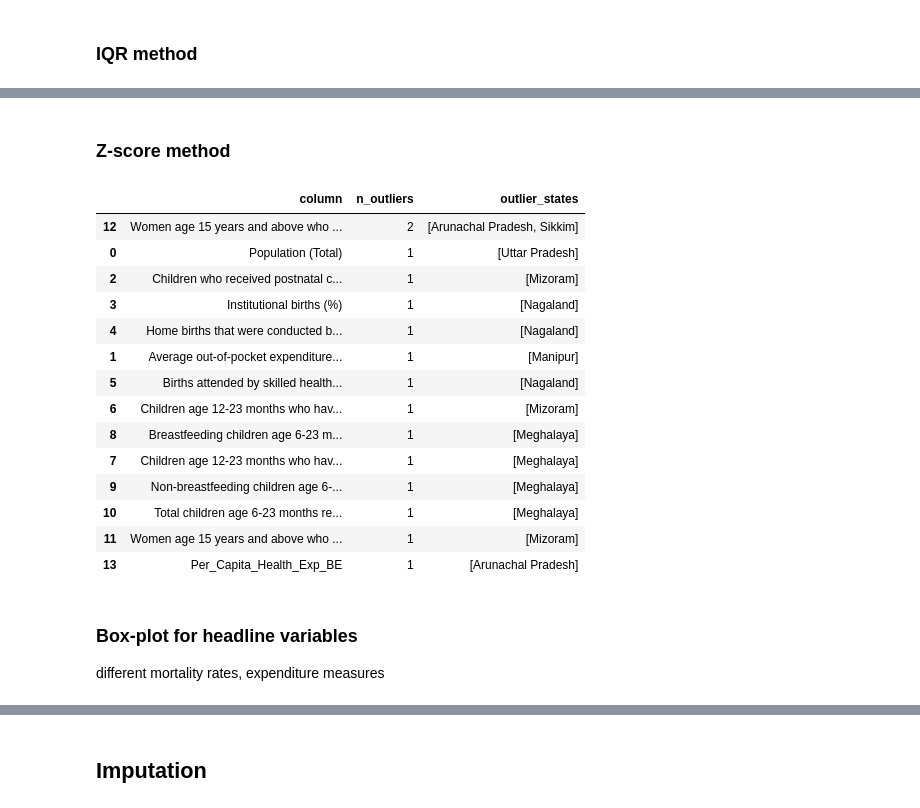
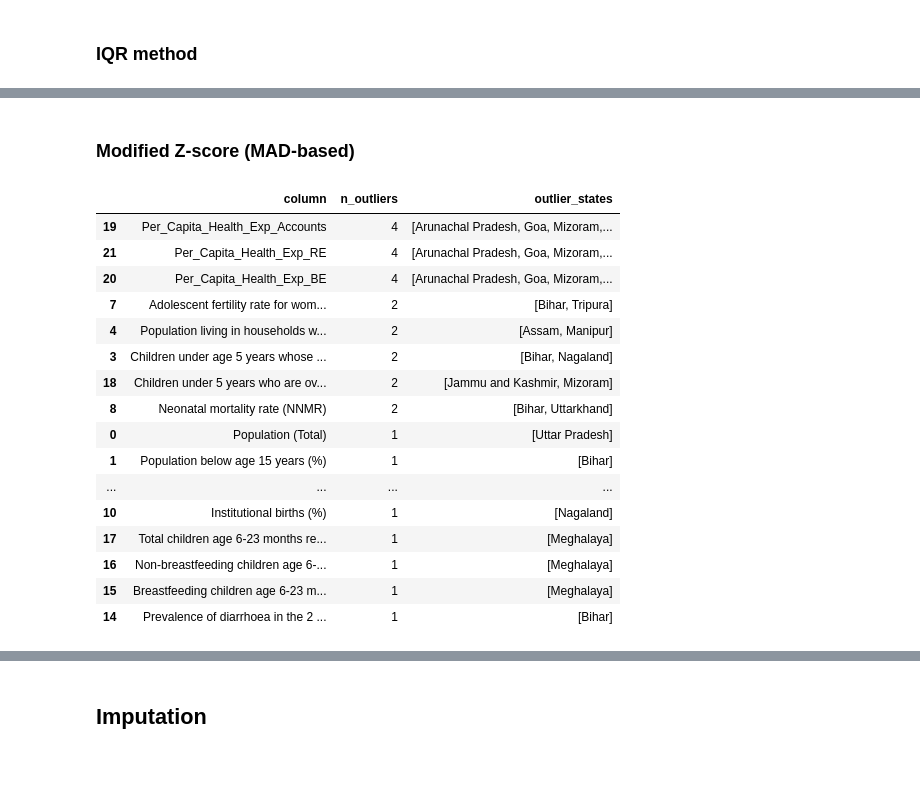
Before and after one commit to iitm-da25b042/DCV-Project-2026, a Jupyter notebook: data_cleaning.ipynb, the cells around one changed output, grey strips where cells are left out. Drawn from its saved outputs; the diff is of its cells as text; code cells hidden in the pictures; blank space fills up the shorter version.

Commit message:
data cleaning done

```diff
--- a/data_cleaning.ipynb
+++ b/data_cleaning.ipynb
@@ -248,0 +27,10 @@ Little’s test gives one overall p-value for the whole dataset; it cannot tell
+# %%
+RAW_PATH = "budget_nfhs_combined.csv"
+df_raw = pd.read_csv(RAW_PATH)
+
+# A few source headers carry a stray leading space (for example " Households using iodized
+# salt (%)"), which silently breaks later column lookups by exact name, so strip immediately.
+df_raw.columns = [c.strip() for c in df_raw.columns]
+
+print("Shape:", df_raw.shape)
+df_raw.head()
@@ -248,0 +162,18 @@ Little’s test gives one overall p-value for the whole dataset; it cannot tell
+# %%
+numeric_cols = df.select_dtypes(include="number").columns.tolist()
+
+key_vars = [
+    "Neonatal mortality rate (NNMR)",
+    "Infant mortality rate (IMR)",
+    "Under-five mortality rate (U5MR)",
+    "Per_Capita_Health_Exp_Accounts",
+    "Institutional births (%)",
+    "Children under 5 years who are stunted (height-for-age)18 (%)",
+]
+
+fig, axes = plt.subplots(2, 3, figsize=(15, 8))
+for ax, col in zip(axes.flat, key_vars):
+    sns.histplot(df[col].dropna(), kde=True, ax=ax, color="#4C72B0")
+    ax.set_title(col, fontsize=9)
+plt.tight_layout()
+plt.show()
@@ -292,41 +270,43 @@ iqr_report
 # %% [markdown]
-### Z-score method
+### Modified Z-score (MAD-based)
 # %%
-def zscore_outlier_report(data, cols, threshold=3.0):
+def modified_zscore_outlier_report(data, cols, threshold=3.5):
     rows = []
     for c in cols:
         s = data[c].dropna()
-        if s.std(ddof=0) == 0 or s.empty:
+        if s.empty:
             continue
-        z = (s - s.mean()) / s.std(ddof=0)
-        mask = z.abs() > threshold
+        median = s.median()
+        mad = (s - median).abs().median()
+        if mad == 0:
+            continue  # modified z-score undefined when MAD is 0 (e.g. near-constant column)
+        mod_z = 0.6745 * (s - median) / mad
+        mask = mod_z.abs() > threshold
         if mask.sum() > 0:
             rows.append({
                 "column": c,
                 "n_outliers": int(mask.sum()),
                 "outlier_states": data.loc[s[mask].index, "State"].tolist(),
             })
     return pd.DataFrame(rows).sort_values("n_outliers", ascending=False)
 
-z_report = zscore_outlier_report(df, numeric_cols)
-z_report
+modz_report = modified_zscore_outlier_report(df, numeric_cols)
+modz_report
 # %% [output]
 |  | column | n_outliers | outlier_states |
-| 12 | Women age 15 years and above who ... | 2 | [Arunachal Pradesh, Sikkim] |
+| 19 | Per_Capita_Health_Exp_Accounts | 4 | [Arunachal Pradesh, Goa, Mizoram,... |
+| 21 | Per_Capita_Health_Exp_RE | 4 | [Arunachal Pradesh, Goa, Mizoram,... |
+| 20 | Per_Capita_Health_Exp_BE | 4 | [Arunachal Pradesh, Goa, Mizoram,... |
+| 7 | Adolescent fertility rate for wom... | 2 | [Bihar, Tripura] |
+| 4 | Population living in households w... | 2 | [Assam, Manipur] |
+| 3 | Children under age 5 years whose ... | 2 | [Bihar, Nagaland] |
+| 18 | Children under 5 years who are ov... | 2 | [Jammu and Kashmir, Mizoram] |
+| 8 | Neonatal mortality rate (NNMR) | 2 | [Bihar, Uttarkhand] |
 | 0 | Population (Total) | 1 | [Uttar Pradesh] |
-| 2 | Children who received postnatal c... | 1 | [Mizoram] |
-| 3 | Institutional births (%) | 1 | [Nagaland] |
-| 4 | Home births that were conducted b... | 1 | [Nagaland] |
-| 1 | Average out-of-pocket expenditure... | 1 | [Manipur] |
-| 5 | Births attended by skilled health... | 1 | [Nagaland] |
-| 6 | Children age 12-23 months who hav... | 1 | [Mizoram] |
-| 8 | Breastfeeding children age 6-23 m... | 1 | [Meghalaya] |
-| 7 | Children age 12-23 months who hav... | 1 | [Meghalaya] |
-| 9 | Non-breastfeeding children age 6-... | 1 | [Meghalaya] |
-| 10 | Total children age 6-23 months re... | 1 | [Meghalaya] |
-| 11 | Women age 15 years and above who ... | 1 | [Mizoram] |
-| 13 | Per_Capita_Health_Exp_BE | 1 | [Arunachal Pradesh] |
+| 1 | Population below age 15 years (%) | 1 | [Bihar] |
+| ... | ... | ... | ... |
+| 10 | Institutional births (%) | 1 | [Nagaland] |
+| 17 | Total children age 6-23 months re... | 1 | [Meghalaya] |
+| 16 | Non-breastfeeding children age 6-... | 1 | [Meghalaya] |
+| 15 | Breastfeeding children age 6-23 m... | 1 | [Meghalaya] |
+| 14 | Prevalence of diarrhoea in the 2 ... | 1 | [Bihar] |
-# %% [markdown]
-### Box-plot for headline variables
-
-different mortality rates, expenditure measures
```
Also changed, not shown: parts of 84 cells of this notebook.
